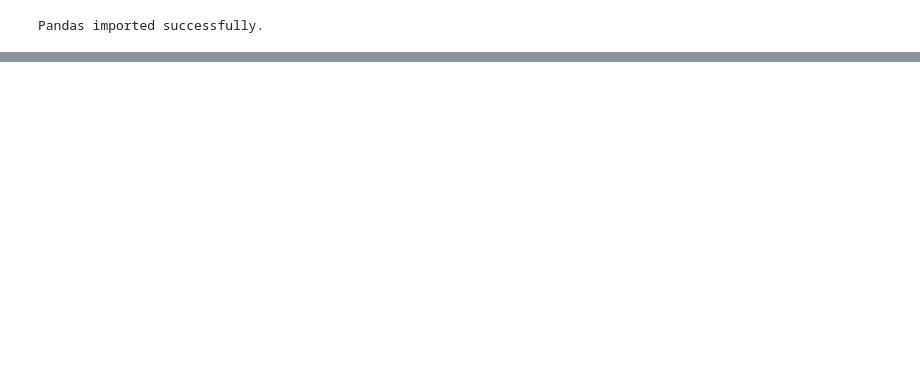
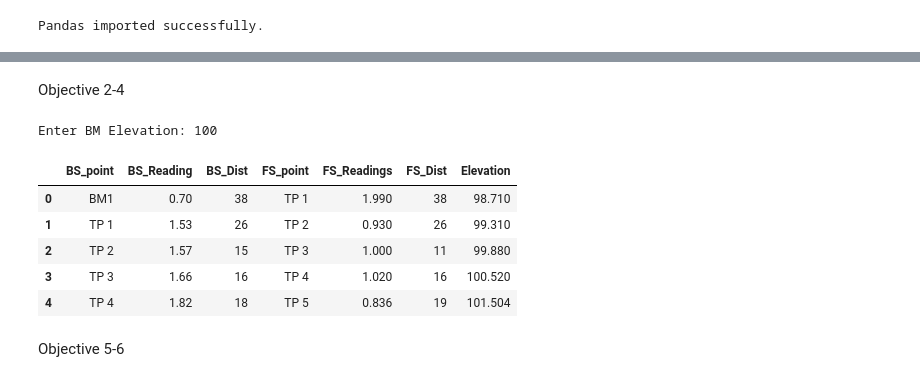
Before and after one commit to catorrecampo-sys/-GE-120-1A-Final-Project-Group-5, a Jupyter notebook: Leveling_Project.ipynb, the cells around one changed output, grey strips where cells are left out. Saved outputs shown, nothing was run; the diff lists cells and outputs as text; code cells hidden in the pictures; blank space fills up the shorter version.

```diff
--- a/Leveling_Project.ipynb
+++ b/Leveling_Project.ipynb
@@ -15,5 +27,4 @@ Pandas imported successfully.
 # %%
-
 class FileHandler:
     '''
     Handles:
@@ -46,18 +57,15 @@ class FileHandler:
         self.leveling_data = None
         self.leveling_type = ''
 
-    def read_file(self, file_path_or_url=None):
+    def read_file(self):
         '''
         '''
 
         while True:
-            if file_path_or_url:
-                self.filename = file_path_or_url
-            else:
-                self.filename = input('Enter name of csv file to open: ')
+            self.filename = input('Enter name of csv file to open: ')
 
             # Automatically add .csv
-            if not self.filename.endswith(self.extension) and not self.filename.startswith('http'):
+            if not self.filename.endswith(self.extension):
                 self.filename += self.extension
 
             try:
@@ -65,22 +73,14 @@ class FileHandler:
 
             except FileNotFoundError:
                 print('Error! File not found.')
-                if file_path_or_url: break
                 continue
 
             except pd.errors.EmptyDataError:
                 print('Error! CSV file is empty.')
-                if file_path_or_url: break
                 continue
 
             except pd.errors.ParserError:
                 print('Error! Invalid CSV formatting.')
-                if file_path_or_url: break
-                continue
-
-            except Exception as e:
-                print(f'Error! Could not read file: {e}')
-                if file_path_or_url: break
                 continue
 
             # Detect leveling type
@@ -88,8 +88,6 @@ class FileHandler:
 
             # If valid format
             if self.leveling_type != '':
-                break
-            elif file_path_or_url:
                 break
 
         return self.leveling_data, self.leveling_type
@@ -102,14 +100,14 @@ class FileHandler:
 
         # 3-WIRE
         if all(col in columns for col in self.three_wire_columns):
-            self.leveling_type = '3-Wire Leveling'
+            self.leveling_type = '3-Wire'
 
             print(f'\nOpening {self.filename}')
             print('Detected: 3-Wire Leveling Data')
 
         # DIFFERENTIAL
         elif all(col in columns for col in self.differential_columns):
-            self.leveling_type = 'Differential Leveling'
+            self.leveling_type = 'Differential'
 
             print(f'\nOpening {self.filename}')
             print('Detected: Differential Leveling Data')
@@ -120,6 +118,3 @@ class FileHandler:
 
             print('Error! CSV format is not recognized.')
             print('Check column names and file structure.')
-
-# Create FileHandler object to manage CSV input and detection
-handler = FileHandler()
@@ -352,0 +121,6 @@ Misclosure Error   : -0.083
+# %%
+# Create FileHandler object to manage CSV input and detection
+handler = FileHandler()
+
+# Read CSV file and get dataset + leveling type
+data, level_type = handler.read_file()
@@ -352,0 +141,2 @@ Misclosure Error   : -0.083
+# %% [markdown]
+Objective 2-4
@@ -352,0 +260,18 @@ Misclosure Error   : -0.083
+# %%
+# Create FileHandler object to manage CSV input and detection
+solver = LevelLoop()
+
+# Read CSV file and get dataset + leveling type
+data_2, HI_list, elev_list = solver.compute_elev()
+
+data_2.head()
+# %% [output]
+Enter BM Elevation: 100
+|  | BS_point | BS_Reading | BS_Dist | FS_point | FS_Readings | FS_Dist | Elevation |
+| 0 | BM1 | 0.70 | 38 | TP 1 | 1.990 | 38 | 98.710 |
+| 1 | TP 1 | 1.53 | 26 | TP 2 | 0.930 | 26 | 99.310 |
+| 2 | TP 2 | 1.57 | 15 | TP 3 | 1.000 | 11 | 99.880 |
+| 3 | TP 3 | 1.66 | 16 | TP 4 | 1.020 | 16 | 100.520 |
+| 4 | TP 4 | 1.82 | 18 | TP 5 | 0.836 | 19 | 101.504 |
+# %% [markdown]
+Objective 5-6
```
Also changed, not shown: parts of 12 cells of this notebook.
